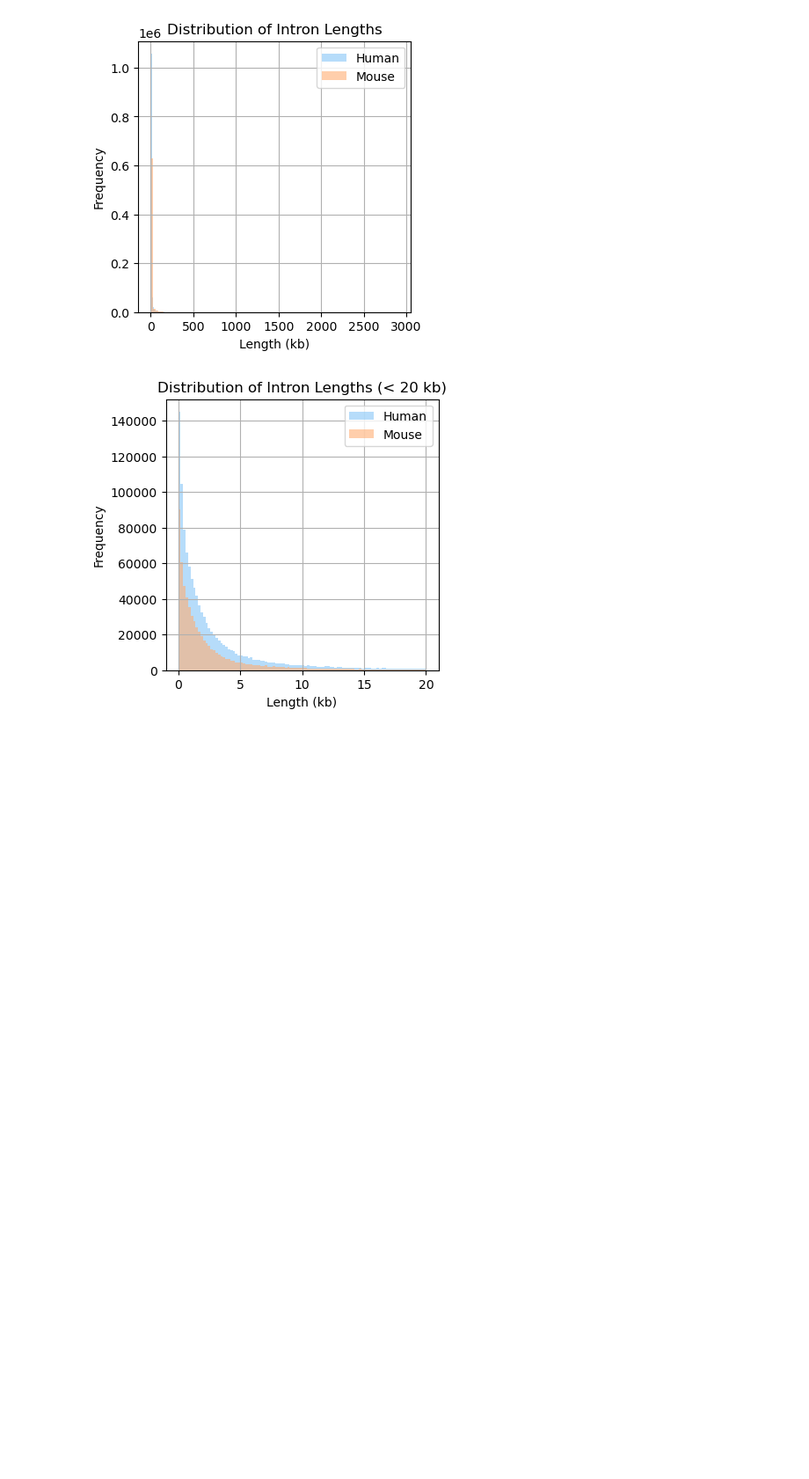
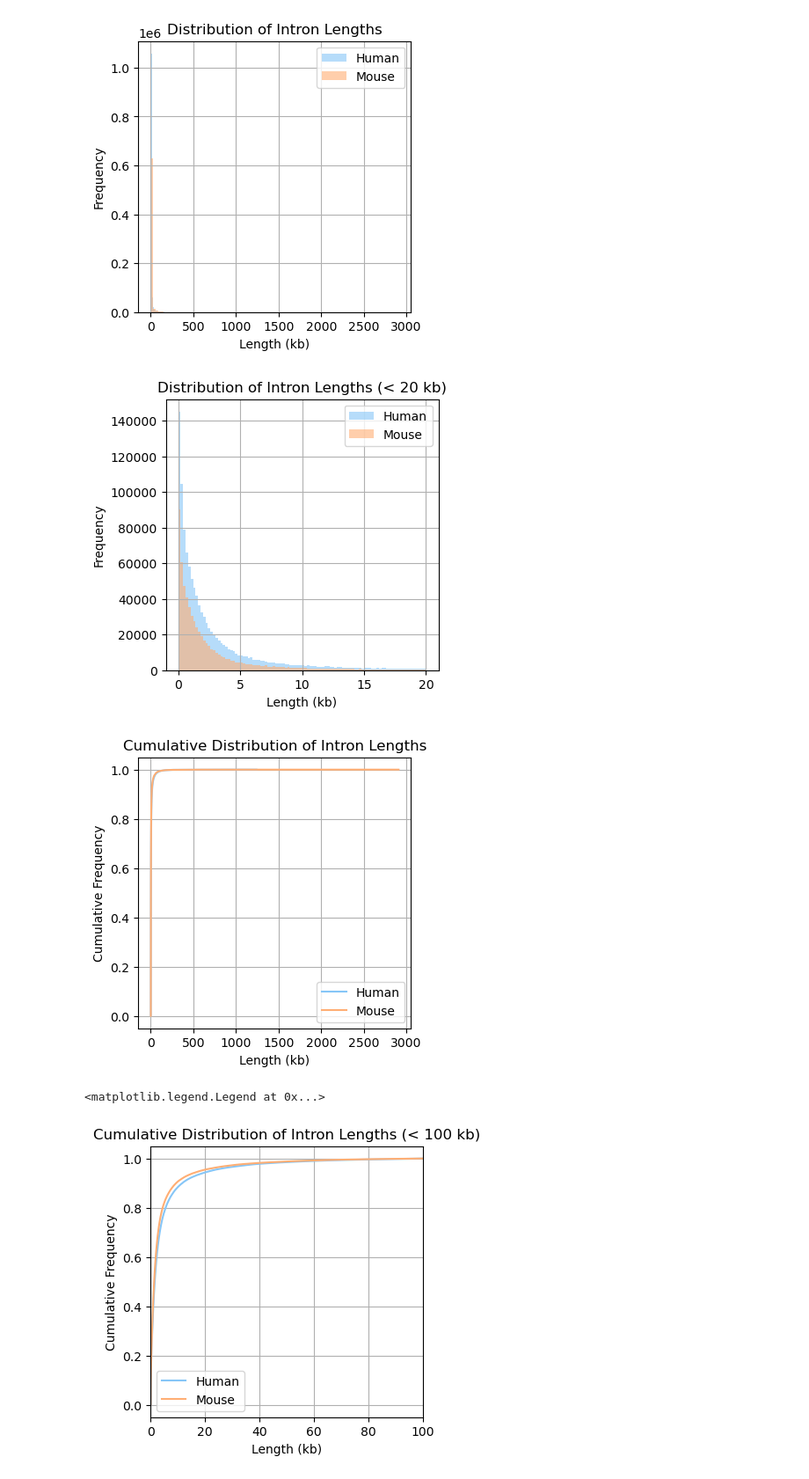
Before and after one commit to anamariaelek/splicing, a Jupyter notebook: notebooks/04_analysis.ipynb, the cells around one changed output. Shown at 88% size. Drawn from its saved outputs; the diff is of its cells as text; code cells hidden in the pictures; blank space fills up the shorter version.

```diff
--- a/notebooks/04_analysis.ipynb
+++ b/notebooks/04_analysis.ipynb
@@ -333,3 +426,36 @@ plt.show()
 # %% [output]
 [figure]
 [figure]
+# %%
+# cumulative density plot of intron lengths
+plt.figure(figsize=(4, 4))
+for label, df, color in [('Human', human_introns, genome_colors['human']), ('Mouse', mouse_introns, genome_colors['mouse'])]:
+    sorted_lengths = np.sort(df['width'] / 1000)
+    cdf = np.arange(1, len(sorted_lengths) + 1) / len(sorted_lengths)
+    plt.plot(sorted_lengths, cdf, label=label, color=color)
+plt.title('Cumulative Distribution of Intron Lengths')
+plt.xlabel('Length (kb)')
+plt.ylabel('Cumulative Frequency')
+plt.grid()
+plt.legend()
+plt.savefig('plots/intron_lengths_cumulative.pdf', bbox_inches='tight', dpi=400)
+plt.show()
+
+# zoom in on the introns < 100 kb
+plt.figure(figsize=(4, 4))
+for label, df, color in [('Human', human_introns, genome_colors['human']), ('Mouse', mouse_introns, genome_colors['mouse'])]:
+    sorted_lengths = np.sort(df[df['width'] < 100000]['width'] / 1000)
+    cdf = np.arange(1, len(sorted_lengths) + 1) / len(sorted_lengths)
+    plt.plot(sorted_lengths, cdf, label=label, color=color)
+plt.xlim(0, 100)
+plt.title('Cumulative Distribution of Intron Lengths (< 100 kb)')
+plt.xlabel('Length (kb)')
+plt.ylabel('Cumulative Frequency')
+plt.grid()
+plt.legend()
+plt.savefig('plots/intron_lengths_cumulative_zoomed.pdf', bbox_inches='tight', dpi=400)
+plt.show()
+# %% [output]
+[figure, added]
+<matplotlib.legend.Legend at 0x...>
+[figure, added]
```
Also changed, not shown: parts of 5 cells of this notebook, 28 other files.
